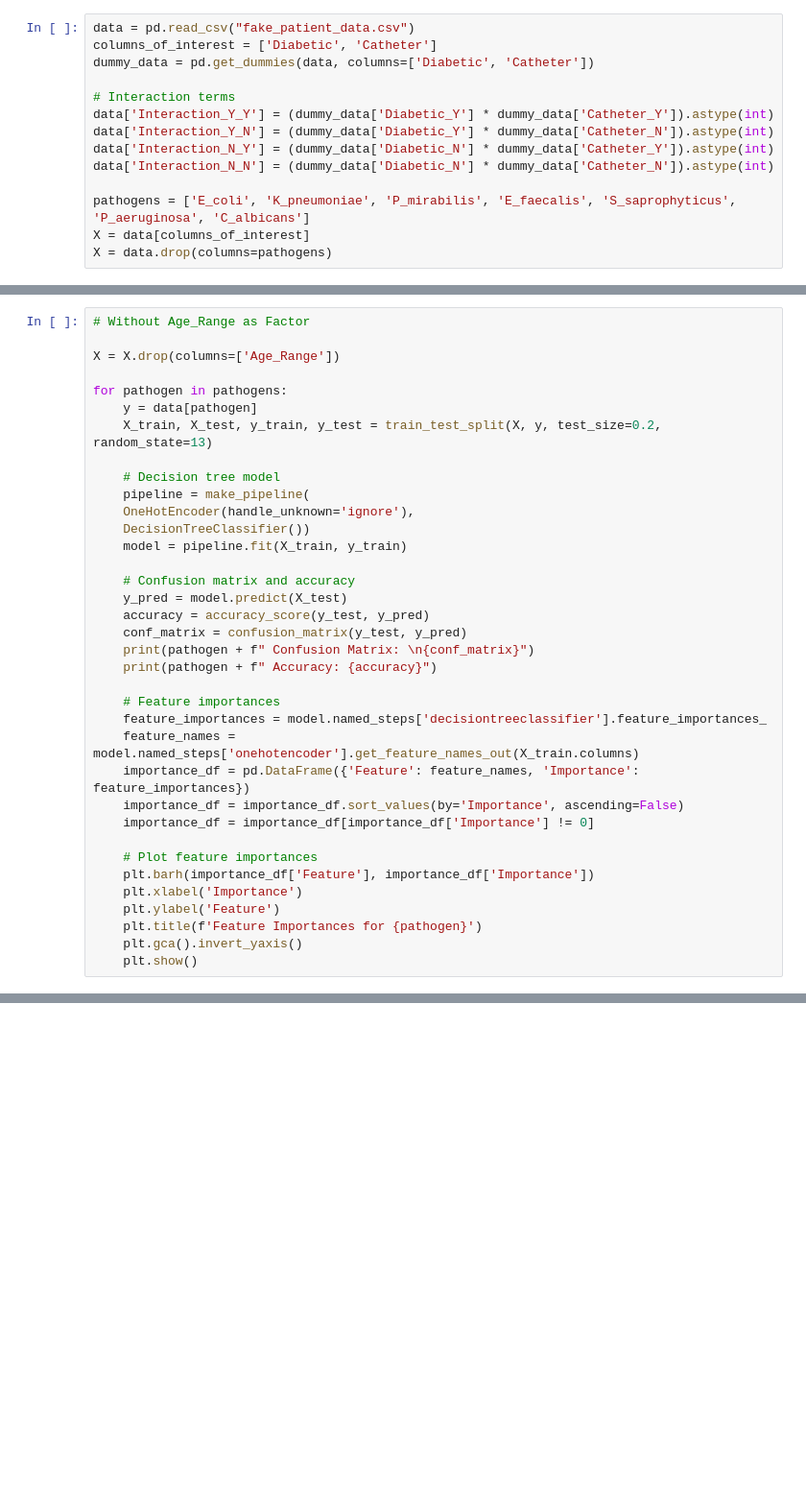
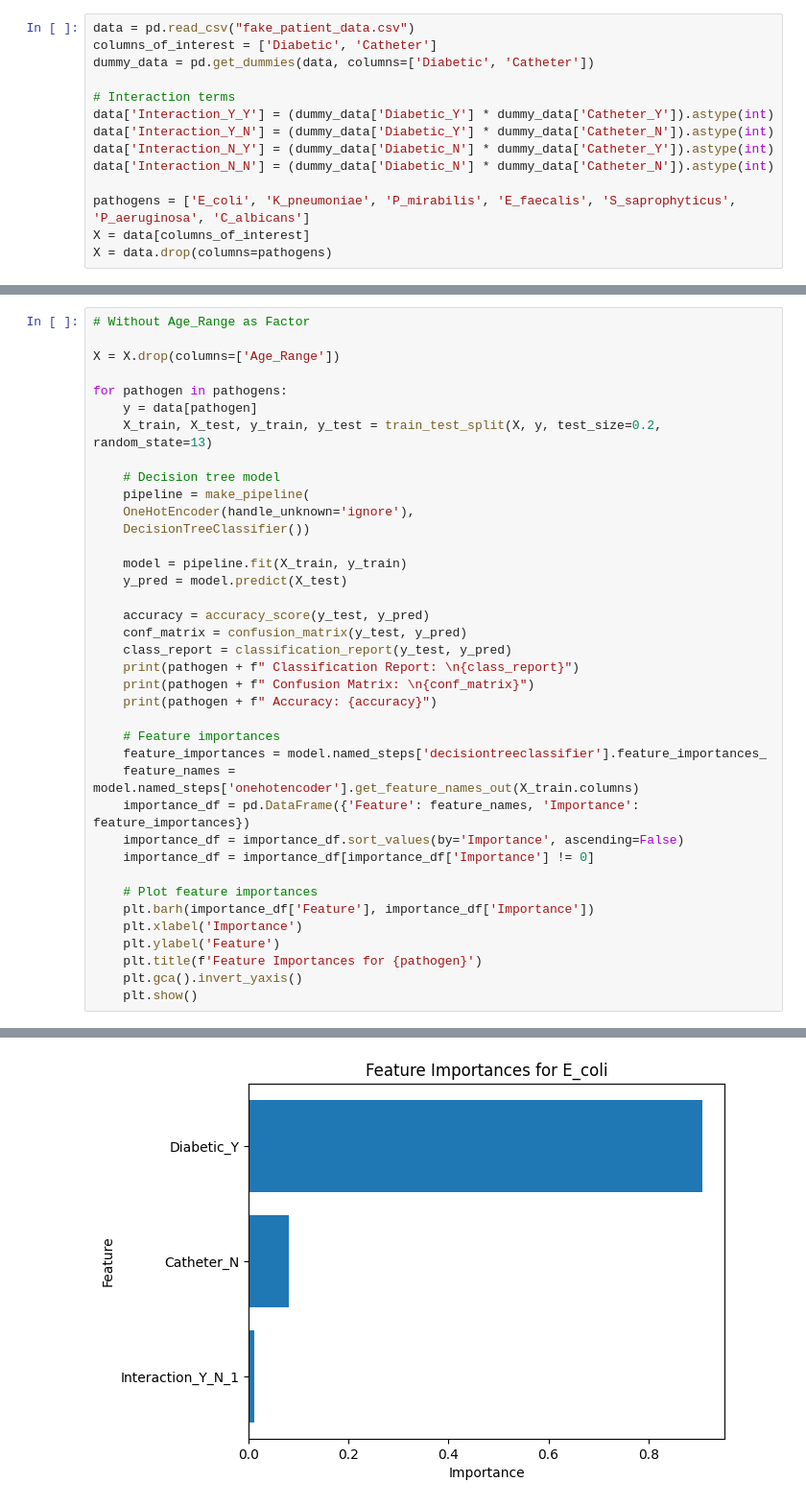
Before and after one commit to edkunz/BIOINFO_UTI_Lab_Work, a Jupyter notebook: Interaction.ipynb, the cells around one changed output, grey strips where cells are left out. Shown at 96% size. Drawn from its saved outputs; the diff is of its cells as text; blank space fills up the shorter version.

```diff
--- a/Interaction.ipynb
+++ b/Interaction.ipynb
@@ -185,12 +185,14 @@ for pathogen in pathogens:
     pipeline = make_pipeline(
     OneHotEncoder(handle_unknown='ignore'),
     DecisionTreeClassifier())
+
     model = pipeline.fit(X_train, y_train)
+    y_pred = model.predict(X_test)
 
-    # Confusion matrix and accuracy
-    y_pred = model.predict(X_test)
     accuracy = accuracy_score(y_test, y_pred)
     conf_matrix = confusion_matrix(y_test, y_pred)
+    class_report = classification_report(y_test, y_pred)
+    print(pathogen + f" Classification Report: \n{class_report}")
     print(pathogen + f" Confusion Matrix: \n{conf_matrix}")
     print(pathogen + f" Accuracy: {accuracy}")
 
@@ -208,3 +210,4 @@ for pathogen in pathogens:
     plt.title(f'Feature Importances for {pathogen}')
     plt.gca().invert_yaxis()
     plt.show()
+# %% [output]
@@ -210,0 +228 @@ for pathogen in pathogens:
+[figure, added]
```
Also changed, not shown: parts of 2 cells of this notebook, 1 other file.
